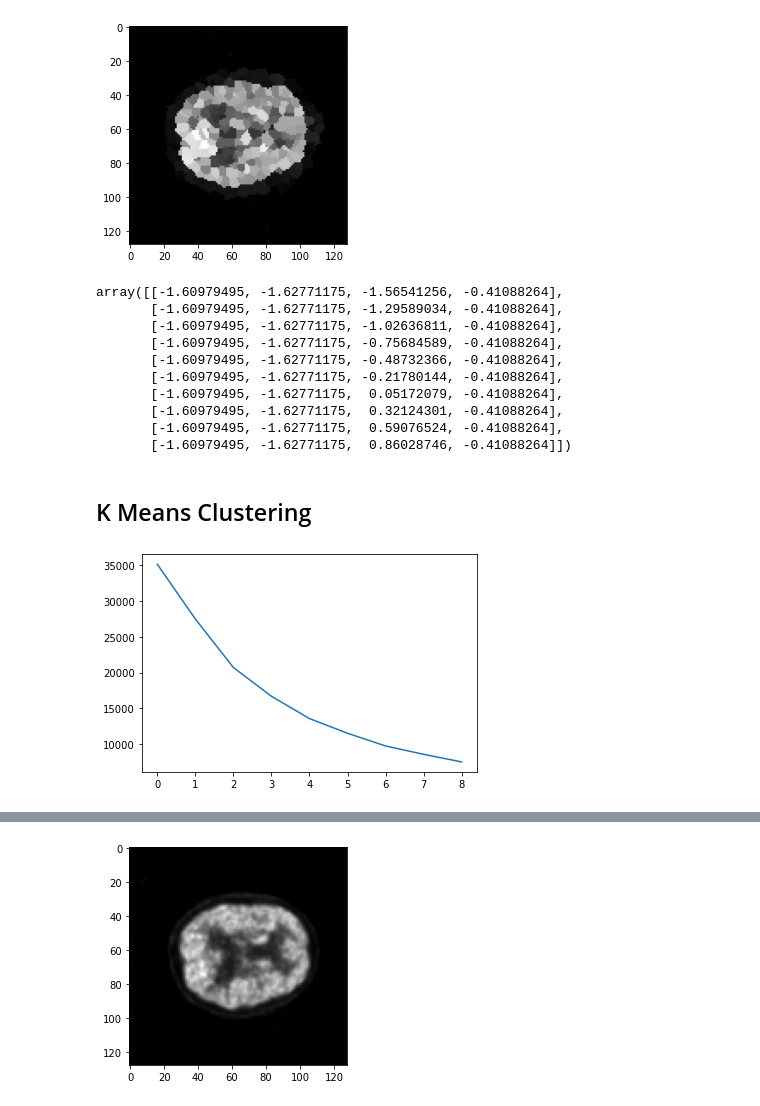
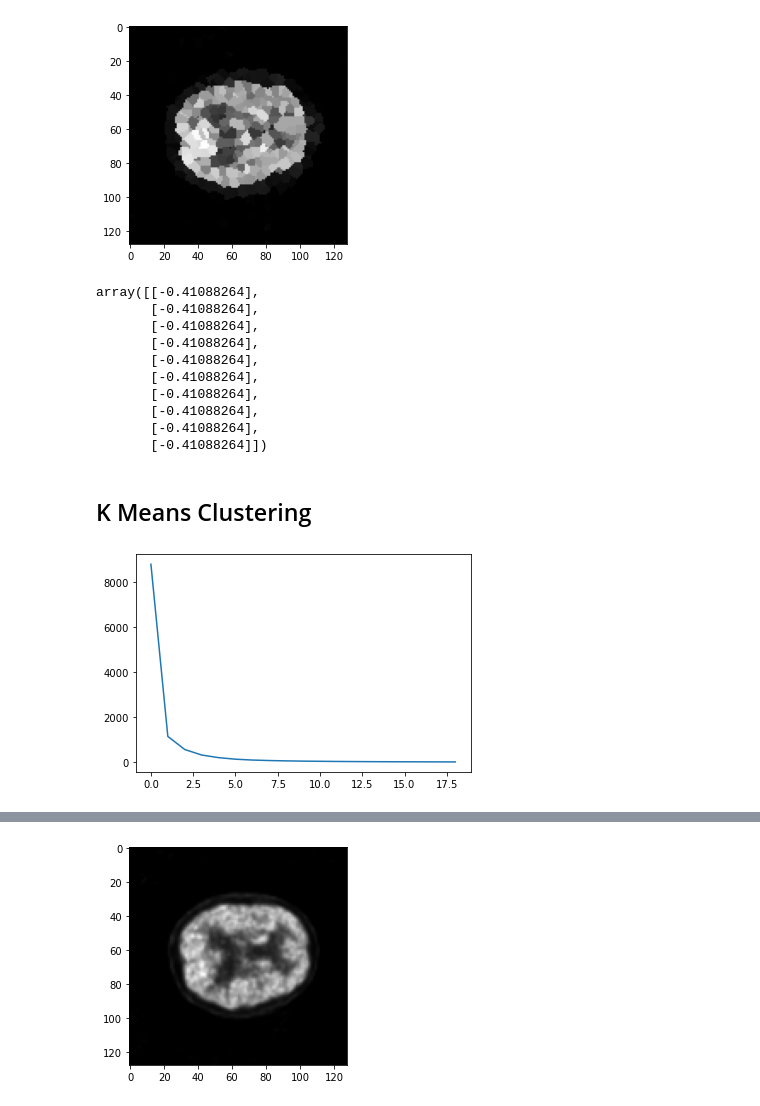
Before and after one commit to SAint7579/PET_ADNI_Segmentation, a Jupyter notebook: Voxel Clustering.ipynb, the cells around one changed output, grey strips where cells are left out. Cells and saved outputs as stored; diff of their text form; code cells hidden in the pictures.

```diff
--- a/DBSCAN.ipynb
+++ b/Voxel Clustering.ipynb
@@ -89,6 +89,6 @@ plt.show()
 c_dataset = []
 
 for c in clusters:
-    c_dataset.append([c.x,c.y,c.z,c.i])
+    c_dataset.append([c.i])
 
 c_dataset = np.array(c_dataset)
@@ -99,29 +101,29 @@ scaled_dataset = scaler.fit_transform(c_dataset)
 # %%
 scaled_dataset[:10,:]
 # %% [output]
-array([[-1.60979495, -1.62771175, -1.56541256, -0.41088264],
-       [-1.60979495, -1.62771175, -1.29589034, -0.41088264],
-       [-1.60979495, -1.62771175, -1.02636811, -0.41088264],
-       [-1.60979495, -1.62771175, -0.75684589, -0.41088264],
-       [-1.60979495, -1.62771175, -0.48732366, -0.41088264],
-       [-1.60979495, -1.62771175, -0.21780144, -0.41088264],
-       [-1.60979495, -1.62771175,  0.05172079, -0.41088264],
-       [-1.60979495, -1.62771175,  0.32124301, -0.41088264],
-       [-1.60979495, -1.62771175,  0.59076524, -0.41088264],
-       [-1.60979495, -1.62771175,  0.86028746, -0.41088264]])
+array([[-0.41088264],
+       [-0.41088264],
+       [-0.41088264],
+       [-0.41088264],
+       [-0.41088264],
+       [-0.41088264],
+       [-0.41088264],
+       [-0.41088264],
+       [-0.41088264],
+       [-0.41088264]])
 # %% [markdown]
 ## K Means Clustering
 # %%
 from sklearn.cluster import KMeans, DBSCAN, SpectralClustering
 # %%
 wcss = []
-for i in range(1,10):
+for i in range(1,20):
     k_clusters = KMeans(n_clusters=i)
     k_clusters.fit(scaled_dataset)
     wcss.append(k_clusters.inertia_)
 
 plt.plot(wcss)
 plt.show()
 # %% [output]
-[figure, old version]
+[figure, new version]
 # %%
```
Also changed, not shown: parts of 19 cells of this notebook, 3 other files.
